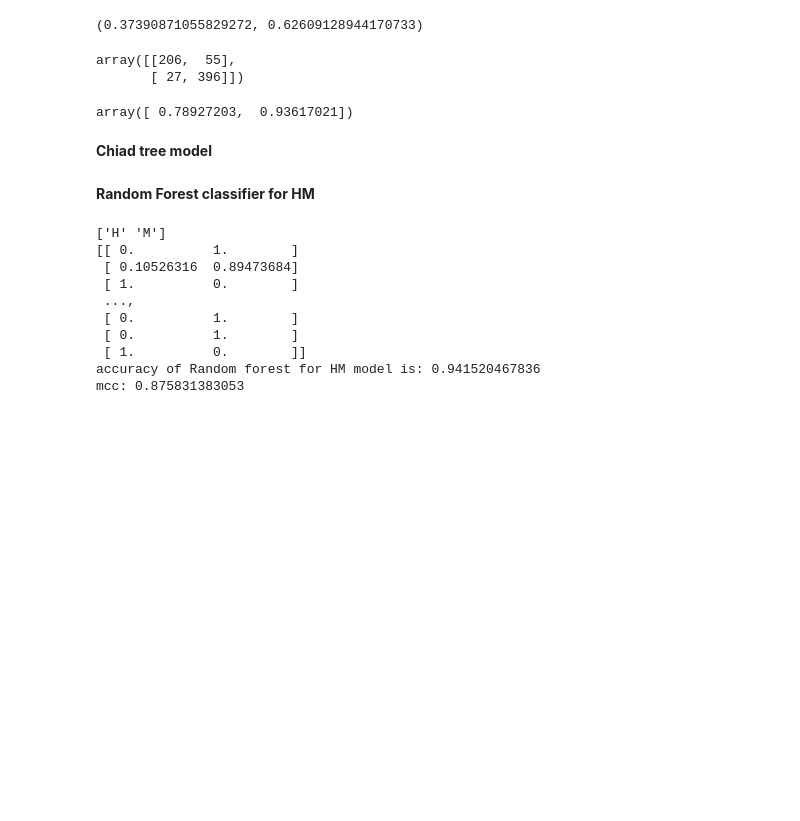
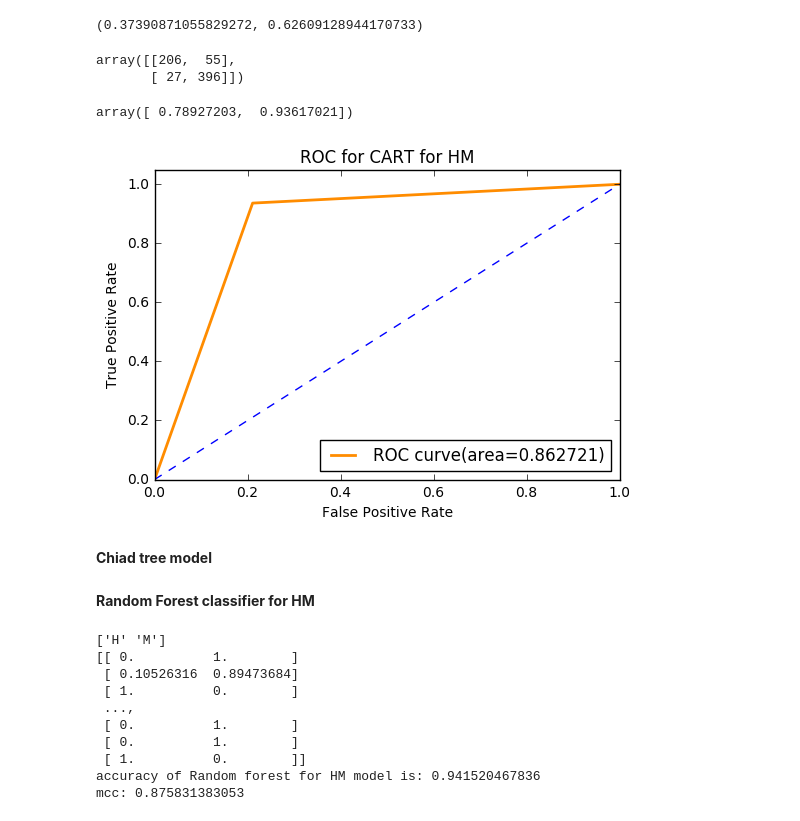
Before and after one commit to BeckResearchLab/MPexplo, a Jupyter notebook: extra-o-matic/Caco2 cell monolayer permeability.ipynb, the cells around one changed output. Drawn from its saved outputs; the diff is of its cells as text; code cells hidden in the pictures; blank space fills up the shorter version.

Commit message:
ROC curves added for HM classification

```diff
--- a/extra-o-matic/Caco2 cell monolayer permeability.ipynb
+++ b/extra-o-matic/Caco2 cell monolayer permeability.ipynb
@@ -366,6 +365,33 @@ cmatrix_tree_hm.diagonal()/cmatrix_tree_hm.sum(axis=1)
 #M:0.80
 # %% [output]
 array([ 0.78927203,  0.93617021])
+# %%
+#plotting the receiver operating characteristic curve
+fpr=dict()
+tpr=dict()
+roc_auc=dict()
+HM_y_test_col=HM_y_test[:,None]
+tree_hm_predict_col=tree_hm_predict[:,None]
+#y_tree_ml=tree_hm.fit(HM_x_train, HM_y_train)
+for i in range(0,1):
+    fpr[i], tpr[i], _=roc_curve(label_binarize(HM_y_test_col[:,i], classes=['H', 'M']),
+                                label_binarize(tree_hm_predict_col[:,i], classes=['H','M']))
+    roc_auc[i]=auc(fpr[i], tpr[i])
+# %%
+plt.figure()
+lw=2
+plt.plot(fpr[0], tpr[0], color='darkorange', lw=lw, label='ROC curve(area=%f)' % roc_auc[0])
+plt.plot([0,1.0], [0, 1.0], color='blue', linestyle='--')
+plt.xlim([0, 1.0])
+plt.ylim([0, 1.05])
+plt.xlabel('False Positive Rate')
+plt.ylabel('True Positive Rate')
+plt.title('ROC for CART for HM')
+plt.legend(loc='lower right')
+
+plt.show()
+# %% [output]
+[figure, added]
 # %% [markdown]
 **Chiad tree model**
 # %%
```
Also changed, not shown: parts of 16 cells of this notebook.
